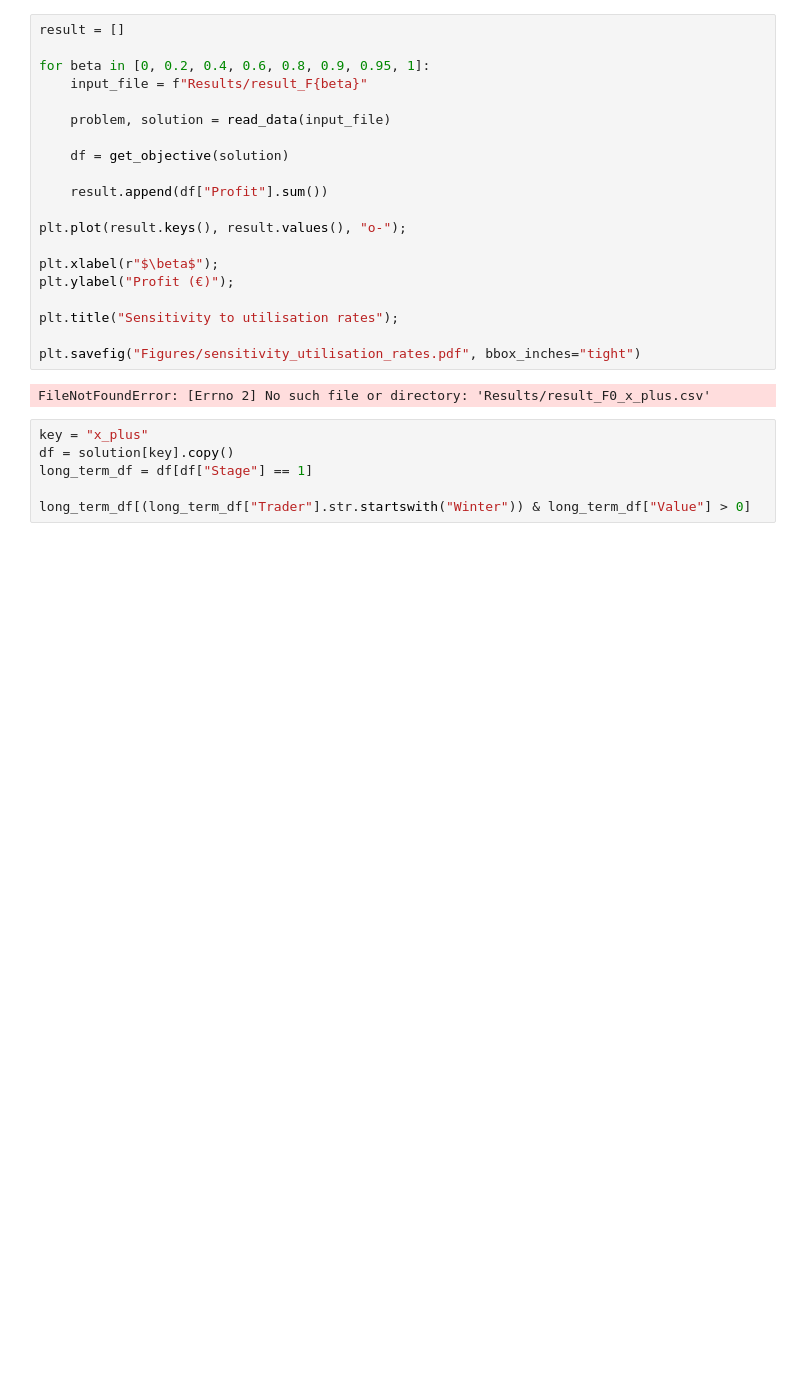
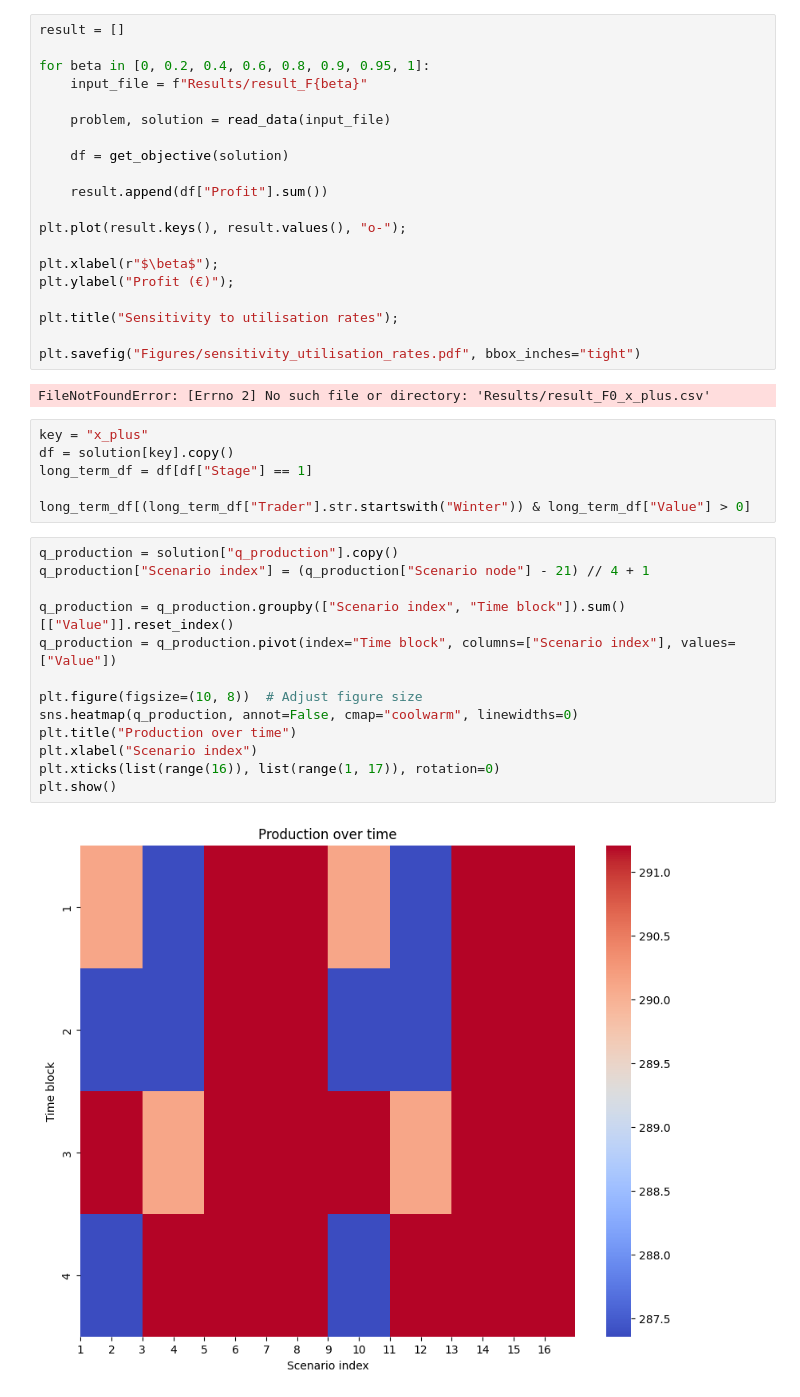
Before and after one commit to berendmarkhorst/secondary_gas_market, a Jupyter notebook: analysis.ipynb, the cells around one changed output. Cells and saved outputs as stored; diff of their text form; blank space fills up the shorter version.

```diff
--- a/analysis.ipynb
+++ b/analysis.ipynb
@@ -768,3 +786,18 @@ df = solution[key].copy()
 long_term_df = df[df["Stage"] == 1]
 
 long_term_df[(long_term_df["Trader"].str.startswith("Winter")) & long_term_df["Value"] > 0]
+# %%
+q_production = solution["q_production"].copy()
+q_production["Scenario index"] = (q_production["Scenario node"] - 21) // 4 + 1
+
+q_production = q_production.groupby(["Scenario index", "Time block"]).sum()[["Value"]].reset_index()
+q_production = q_production.pivot(index="Time block", columns=["Scenario index"], values=["Value"])
+
+plt.figure(figsize=(10, 8))  # Adjust figure size
+sns.heatmap(q_production, annot=False, cmap="coolwarm", linewidths=0)
+plt.title("Production over time")
+plt.xlabel("Scenario index")
+plt.xticks(list(range(16)), list(range(1, 17)), rotation=0)
+plt.show()
+# %% [output]
+[figure, added]
```
Also changed, not shown: parts of 11 cells of this notebook, 42 other files.
